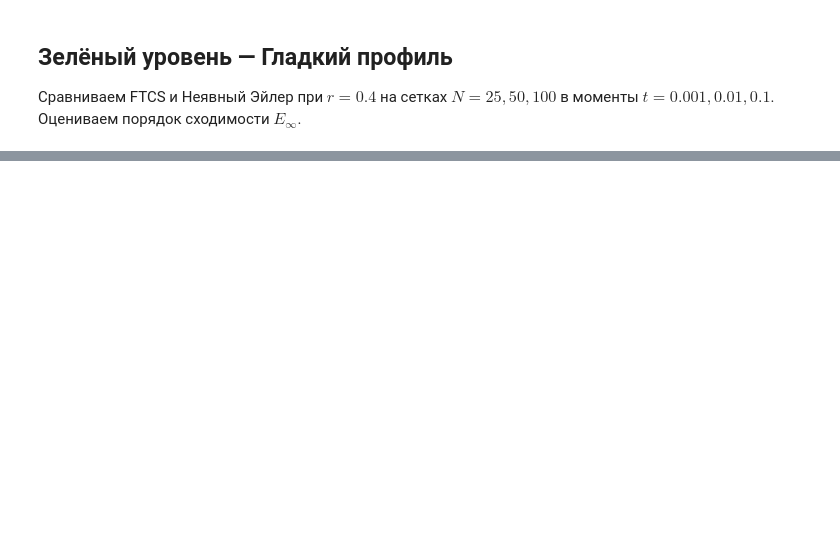
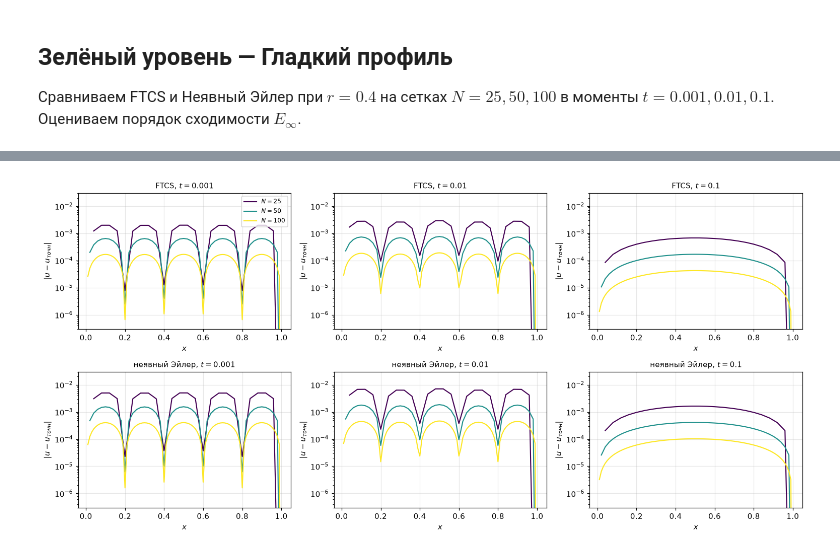
Before and after one commit to yartmihant/Students6Year2026, a Jupyter notebook: homework/uhanov/7.1/Program_7.1.ipynb, the cells around one changed output, grey strips where cells are left out. Saved outputs shown, nothing was run; the diff lists cells and outputs as text; code cells hidden in the pictures; blank space fills up the shorter version.

```diff
--- a/homework/uhanov/7.1/Program_7.1.ipynb
+++ b/homework/uhanov/7.1/Program_7.1.ipynb
@@ -264,20 +165,0 @@ plt.show()
-# %%
-# Построим первые несколько временных слоев для r=10, CN
-N = 100
-r = 10
-x, dx = make_grid(N)
-dt = r * dx**2
-
-_, h_cn = solve_heat(N, 3*dt, r, 'CN', u0_step)
-
-fig, ax = plt.subplots(figsize=(10, 5))
-ax.plot(x, u0_step(x), 'k-', lw=2, label='u0 (t=0)')
-for i in range(1, 4):
-    t_i, u_i = h_cn[i]
-    ax.plot(x, u_i, '--', label=f'CN, шаг {i}')
-ax.axhline(0, color='gray', lw=0.8)
-ax.set_xlim(0.3, 0.7)
-ax.set_title("Первые шаги CN при r=10 (виден выброс ниже нуля)")
-ax.legend()
-ax.grid(alpha=0.3)
-plt.show()
@@ -334,0 +203,21 @@ plt.show()
+# %%
+fig, axes = plt.subplots(2, len(t_vals), figsize=(14, 6.6))
+for col, T in enumerate(t_vals):
+    for row, (method, name) in enumerate((("FTCS", "FTCS"), ("Euler", "неявный Эйлер"))):
+        ax = axes[row, col]
+        for k, N in enumerate(N_list):
+            x, _ = make_grid(N)
+            _, h = solve_heat(N, T, r_green, method)
+            err = np.abs(h[-1][1] - exact_solution(x, T))
+            ax.semilogy(x, np.where(err > 0, err, np.nan), lw=1.4,
+                        color=plt.cm.viridis(k / 2.0), label="$N=%d$" % N)
+        ax.set_title("%s, $t=%g$" % (name, T))
+        ax.set_xlabel("$x$")
+        ax.set_ylabel("$|u-u_{точн}|$")
+        ax.set_ylim(3e-7, 3e-2)
+        if row == 0 and col == 0:
+            ax.legend(fontsize=8)
+plt.tight_layout()
+plt.show()
+# %% [output]
+[figure, added]
```
Also changed, not shown: parts of 36 cells of this notebook, 22 other files.
